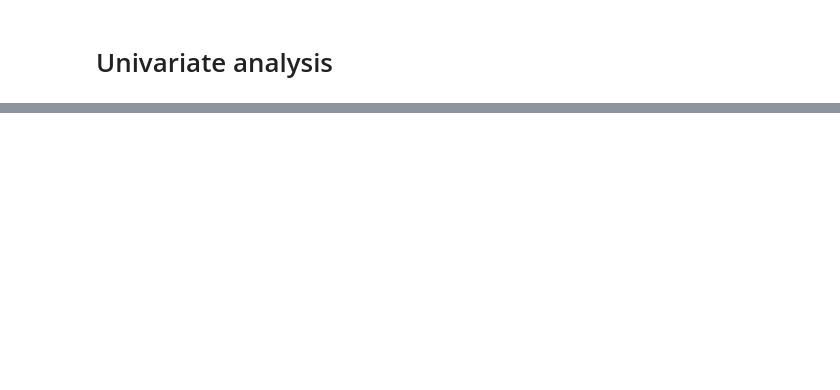
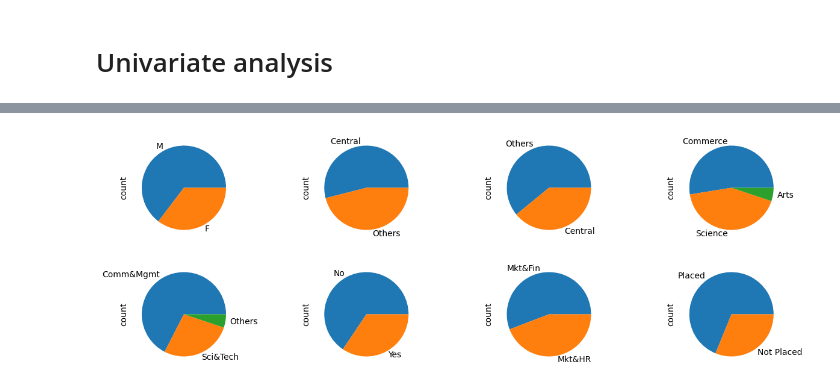
Before and after one commit to snehuvarbhe/Learn_basics_of_machine_learning, a Jupyter notebook: DAY4_univariate_analysis/EDA.ipynb, the cells around one changed output, grey strips where cells are left out. Saved outputs shown, nothing was run; the diff lists cells and outputs as text; code cells hidden in the pictures; blank space fills up the shorter version.

```diff
--- a/DAY4_univariate_analysis/EDA.ipynb
+++ b/DAY4_univariate_analysis/EDA.ipynb
@@ -103,0 +102,7 @@ for col in num_feature:
+# %%
+plt.figure(figsize=(15,5))
+for i,col in enumerate(cat_feature,start=1):
+    plt.subplot(2,4,i)
+    df[col].value_counts().plot(kind='pie',)
+# %% [output]
+[figure, added]
```
Also changed, not shown: parts of 5 cells of this notebook.
